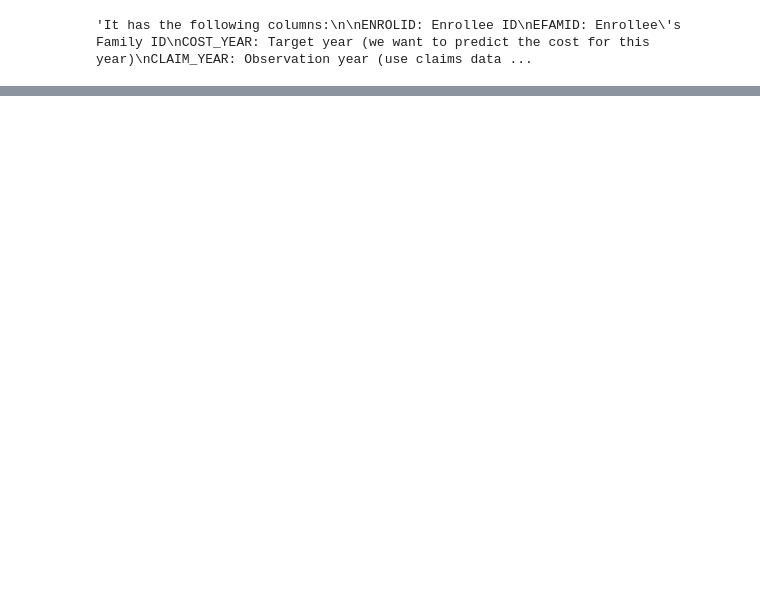
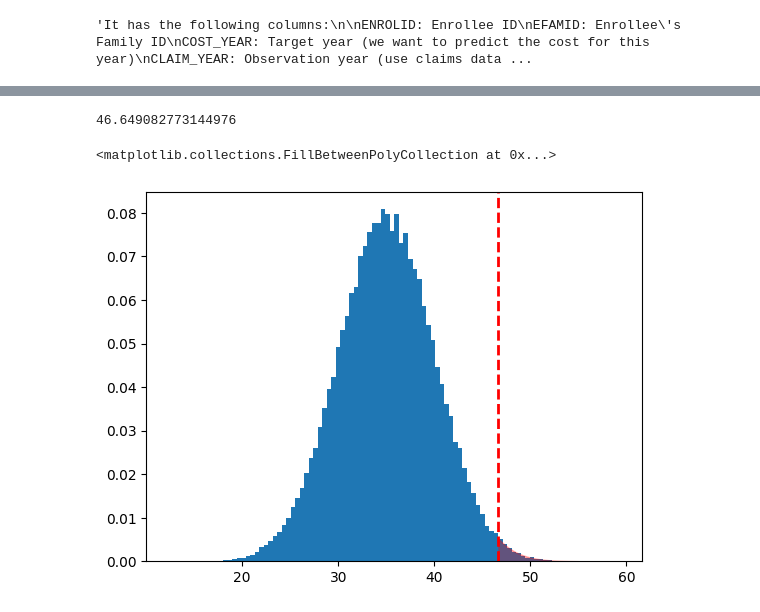
Before and after one commit to cat2510/optimization_guided_curation_ICML, a Jupyter notebook: cluster_analysis/cluster_data_exploration.ipynb, the cells around one changed output, grey strips where cells are left out. Drawn from its saved outputs; the diff is of its cells as text; code cells hidden in the pictures; blank space fills up the shorter version.

```diff
--- a/cluster_analysis/cluster_data_exploration.ipynb
+++ b/cluster_analysis/cluster_data_exploration.ipynb
@@ -206,0 +257,26 @@ cluster_9: Total cost (during CLAIM_YEAR) for ICD codes in cluster #9"""
+# %%
+
+import numpy as np
+import matplotlib.pyplot as plt
+from scipy.stats import norm
+
+# --- parameters ---
+mu = 35        # mean braking distance (m)
+sigma = 5      # std deviation (m)
+n = 100_000    # number of simulated trips
+
+# --- simulate braking distances ---
+X = np.random.normal(mu,sigma,size=n)
+x = np.linspace(mu - 4*sigma, mu + 4*sigma, 500)
+
+perc=0.99
+threshold = np.percentile(X, 100 * perc)     # or mu + sigma * norm.ppf(p)
+print(threshold)
+plt.hist(X,bins=100,density=True)
+plt.axvline(threshold, color="red", linestyle="--", linewidth=2, label=f"99th percentile = {threshold:.1f} m")
+x_tail = x[x >= threshold]
+plt.fill_between(x_tail, 0, norm.pdf(x_tail, mu, sigma), color='red', alpha=0.3, label='1% right tail')
+# %% [output]
+46.649082773144976
+<matplotlib.collections.FillBetweenPolyCollection at 0x...>
+[figure, added]
```
Also changed, not shown: parts of 9 cells of this notebook, 11 other files.
